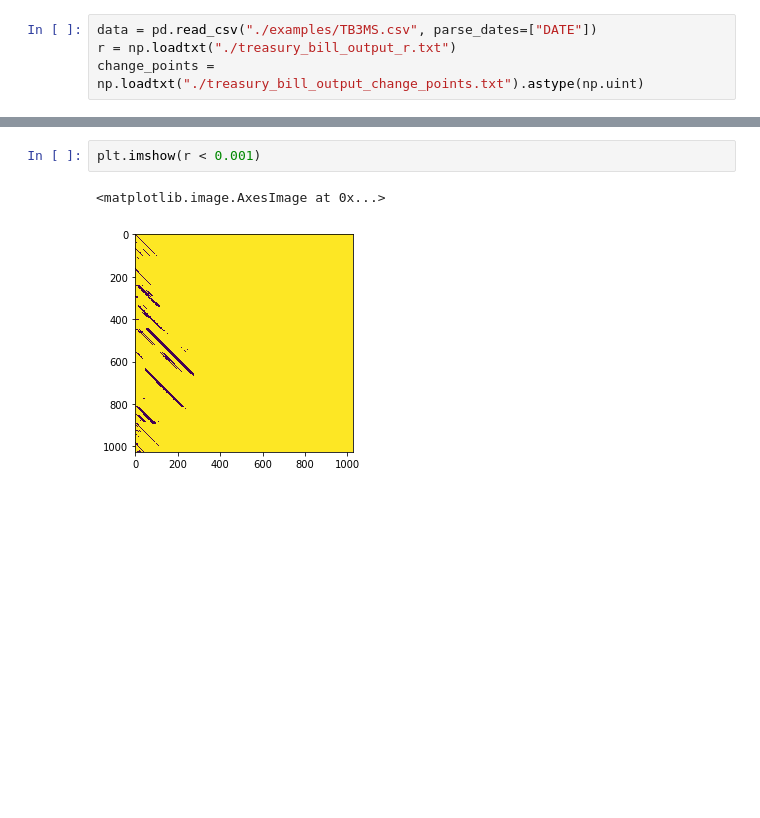
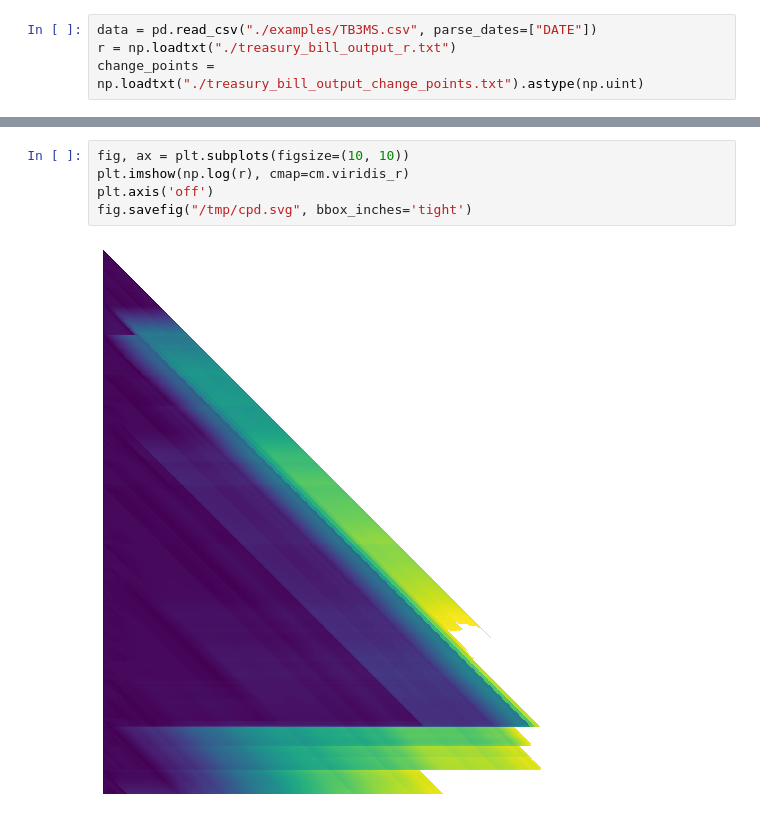
Before and after one commit to promised-ai/changepoint, a Jupyter notebook: examples/treasury_bill.ipynb, the cells around one changed output, grey strips where cells are left out. Cells and saved outputs as stored; diff of their text form; blank space fills up the shorter version.

```diff
--- a/examples/treasury_bill.ipynb
+++ b/examples/treasury_bill.ipynb
@@ -48,6 +52,8 @@ Text(0, 0.5, 'MAP')
 [figure]
-# %%
-plt.imshow(r < 0.001)
-# %% [output]
-<matplotlib.image.AxesImage at 0x...>
-[figure, removed]
+# %%
+fig, ax = plt.subplots(figsize=(10, 10))
+plt.imshow(np.log(r), cmap=cm.viridis_r)
+plt.axis('off')
+fig.savefig("/tmp/cpd.svg", bbox_inches='tight')
+# %% [output]
+[figure, added]
```
Also changed, not shown: parts of 1 cell of this notebook, 13 other files.
